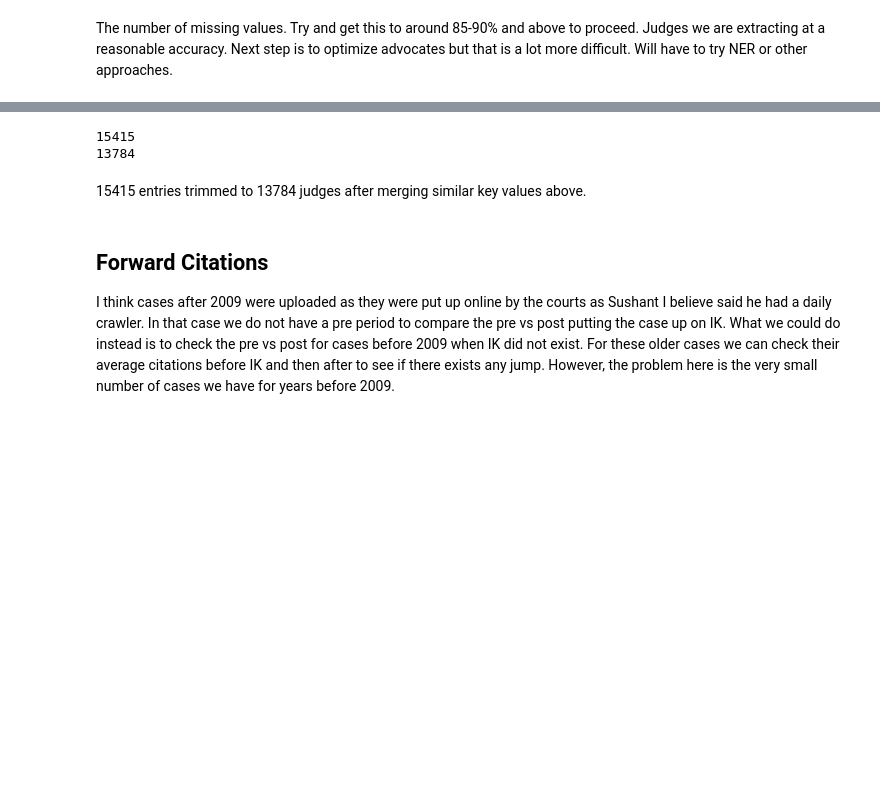
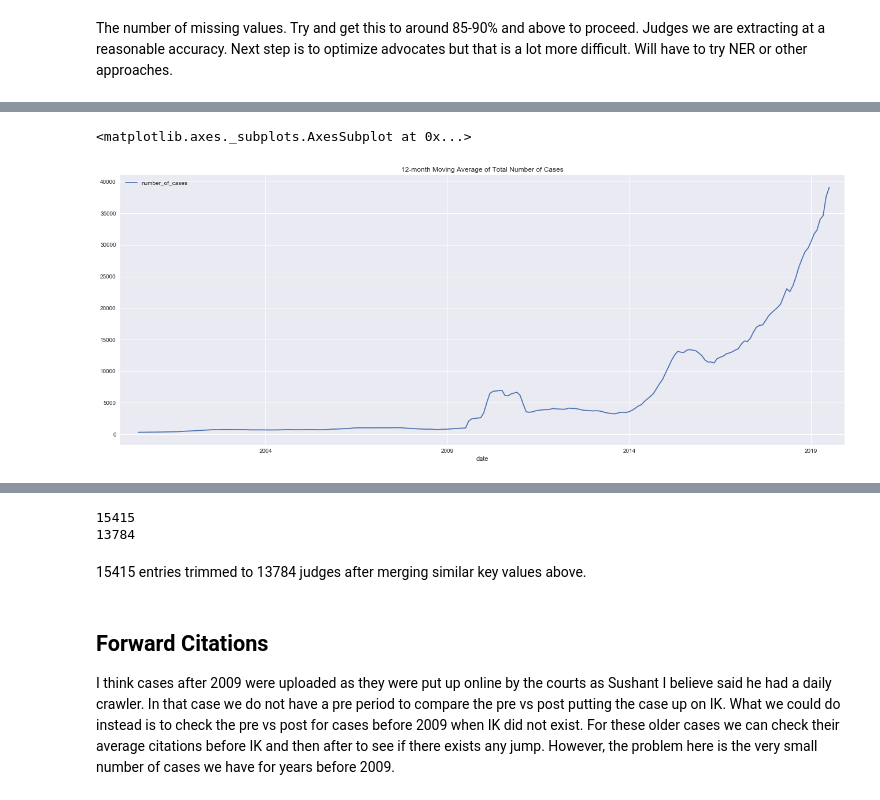
Before and after one commit to nixonpj/dime_ik, a Jupyter notebook: kanoon/kanoon_viz.ipynb, the cells around one changed output, grey strips where cells are left out. Saved outputs shown, nothing was run; the diff lists cells and outputs as text; code cells hidden in the pictures; blank space fills up the shorter version.

```diff
--- a/kanoon/kanoon_viz.ipynb
+++ b/kanoon/kanoon_viz.ipynb
@@ -376,0 +246,12 @@ dtype: int64
+# %%
+fig, ax = plt.subplots()
+plt.style.use('seaborn')
+cases_by_time = pd.DataFrame(month_year_group.size())
+cases_by_time.index = pd.to_datetime(cases_by_time.index)
+cases_by_time.sort_index(inplace=True)
+cases_by_time.columns = ['number_of_cases']
+cases_by_time.rolling(12, center=True).mean().plot(figsize=(20,8), ax=ax, title='12-month Moving Average of Total Number of Cases')
+# cases_by_time.plot(figsize=(20,8))
+# %% [output]
+<matplotlib.axes._subplots.AxesSubplot at 0x...>
+[figure, added]
```
Also changed, not shown: parts of 45 cells of this notebook, 3 other files.
